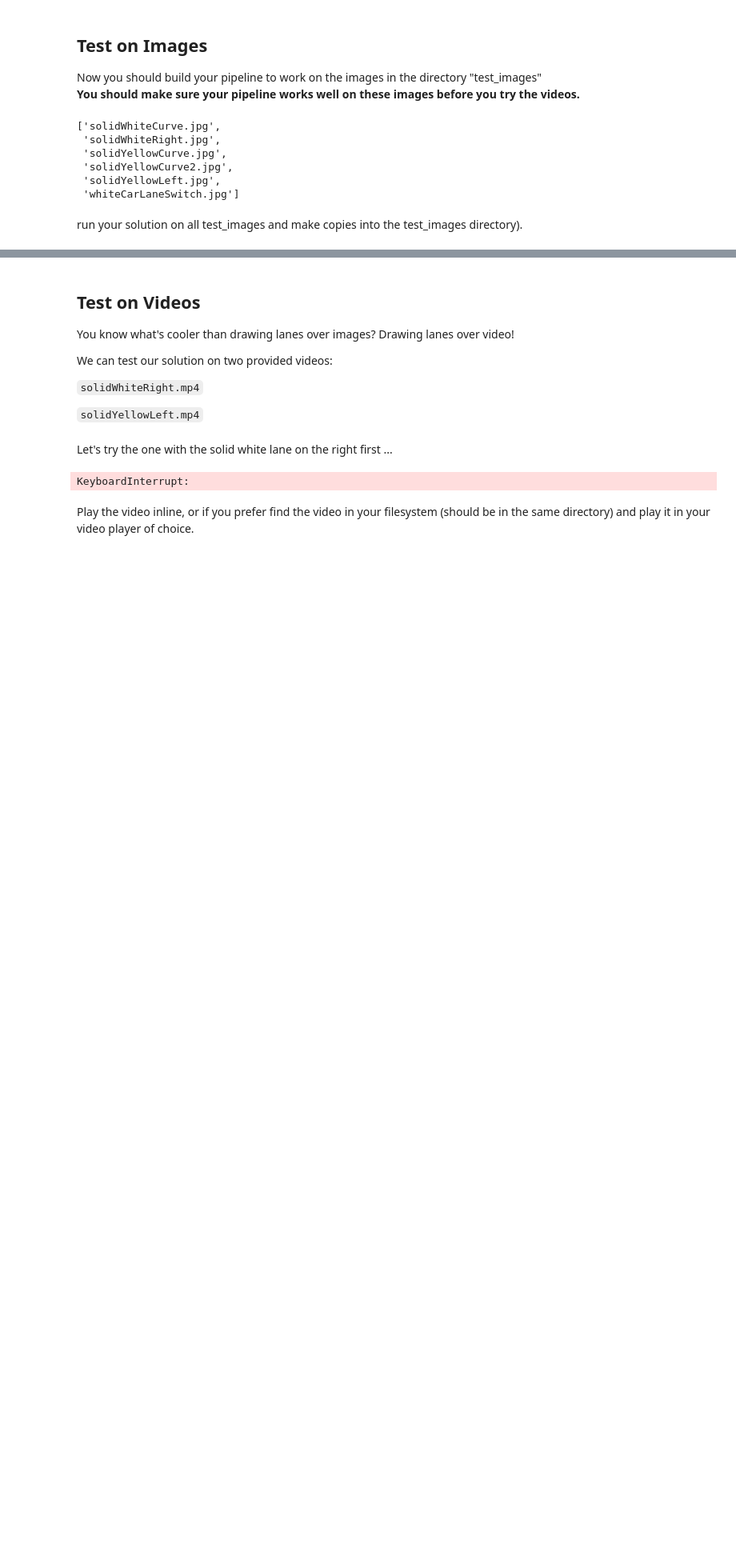
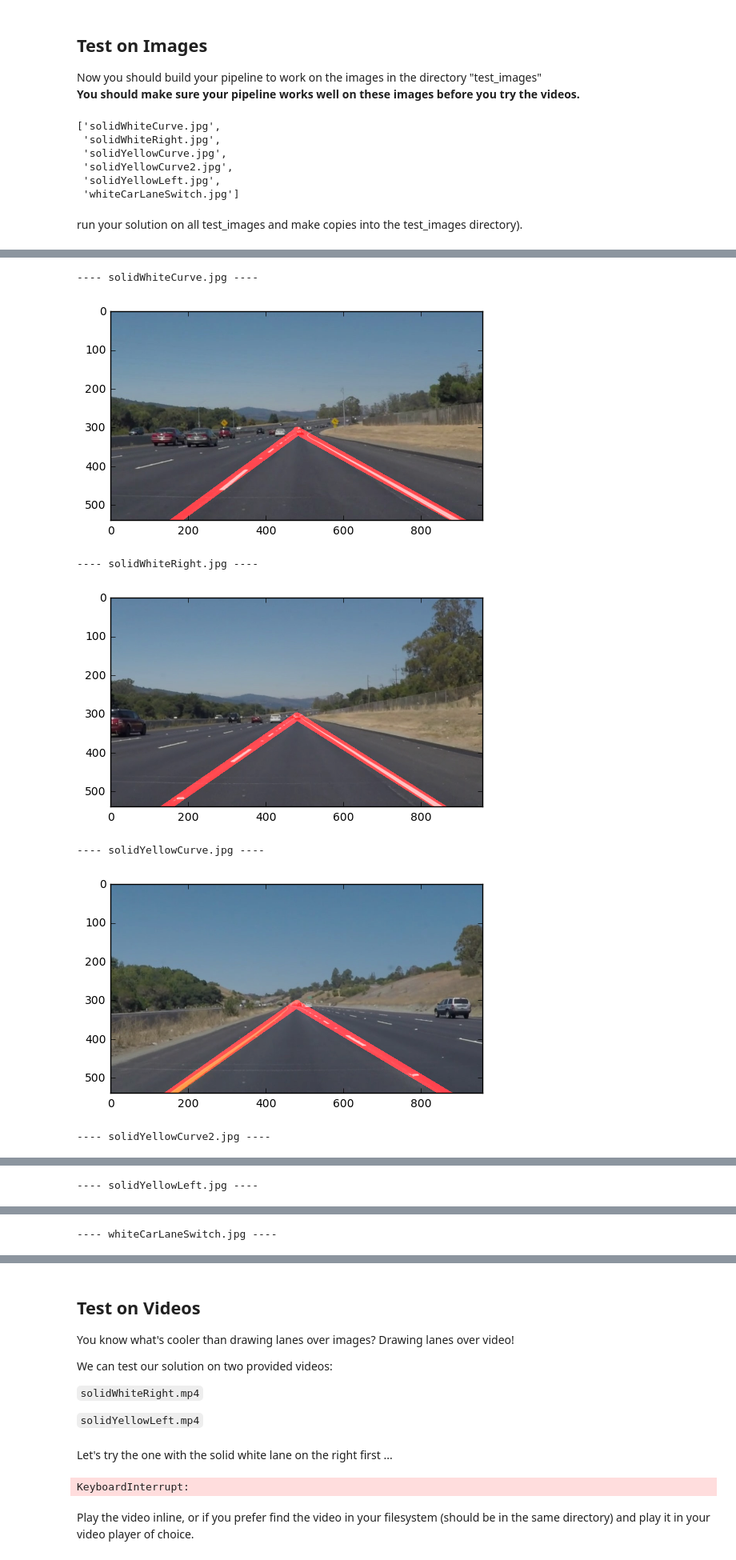
Before and after one commit to AeroGeekDean/CarND-LaneLines-P1, a Jupyter notebook: P1.ipynb, the cells around one changed output, grey strips where cells are left out. Shown at 80% size. Cells and saved outputs as stored; diff of their text form; code cells hidden in the pictures; blank space fills up the shorter version.

```diff
--- a/P1.ipynb
+++ b/P1.ipynb
@@ -181,0 +320,14 @@ run your solution on all test_images and make copies into the test_images direct
+# %%
+for file in files:
+    image = mpimg.imread(os.path.join(path,file))
+    print('----',str(file),'----')
+    output_img = find_lane_lines(image, False) # turn flag ON to see intermediate images
+    mpimg.imsave(os.path.join(path,'output',file),output_img)
+# %% [output]
+---- solidWhiteCurve.jpg ----
+[figure, added]
+---- solidWhiteRight.jpg ----
+[figure, added]
+---- solidYellowCurve.jpg ----
+[figure, added]
+---- solidYellowCurve2.jpg ----
@@ -181,0 +335 @@ run your solution on all test_images and make copies into the test_images direct
+---- solidYellowLeft.jpg ----
@@ -181,0 +337 @@ run your solution on all test_images and make copies into the test_images direct
+---- whiteCarLaneSwitch.jpg ----
```
Also changed, not shown: parts of 8 cells of this notebook, 6 other files.
